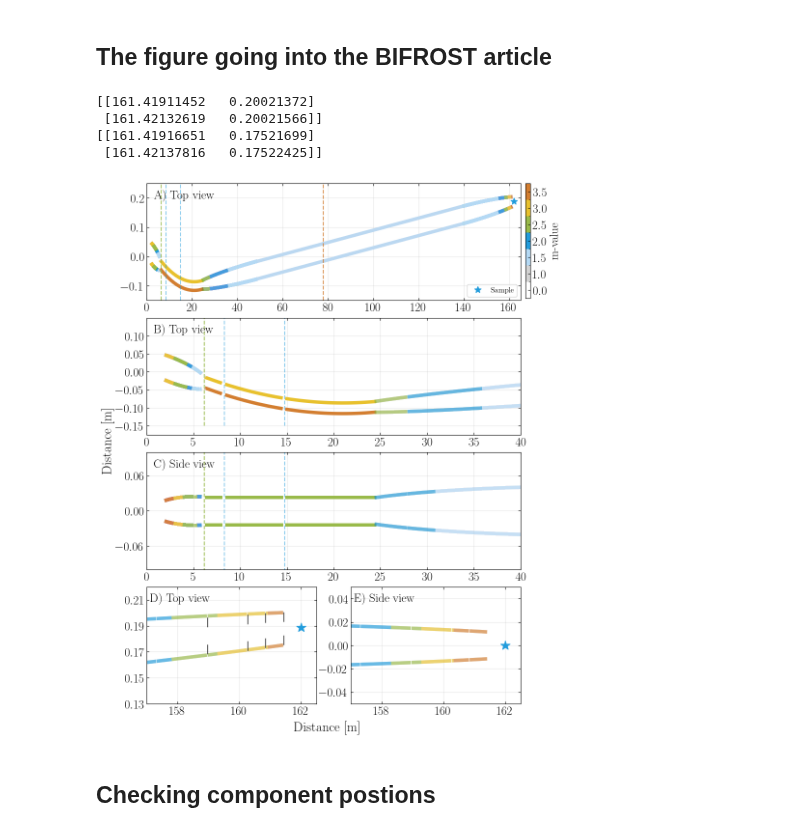
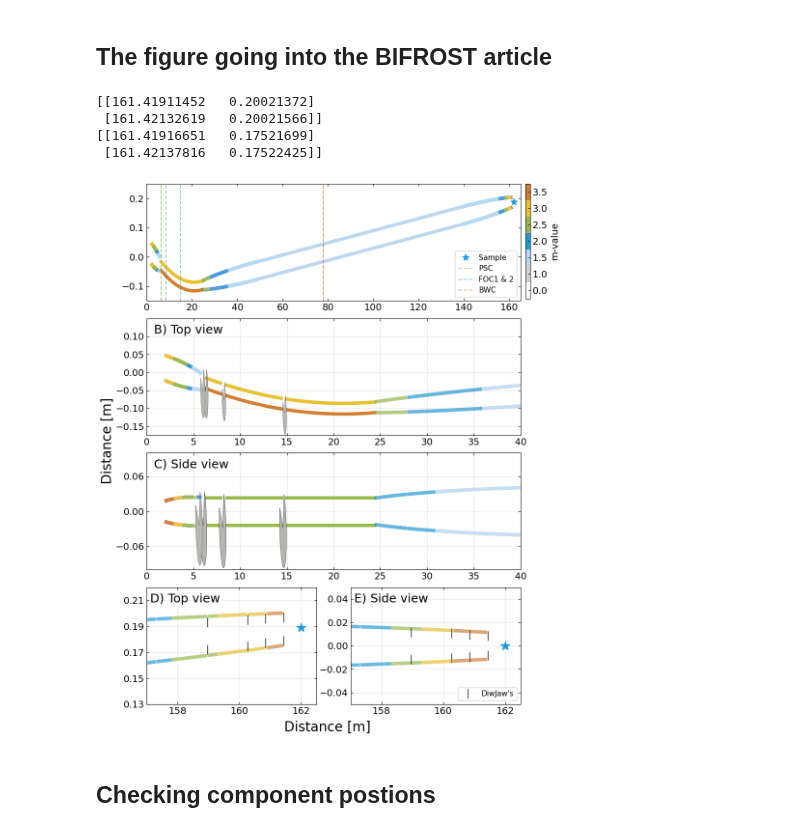
Before and after one commit to JEGKANIKMULTITASK/BIFROST, a Jupyter notebook: BIFROST_Design_Article/Guide_drawing/BIFROST_Guide_drawing.ipynb, the cells around one changed output. Saved outputs shown, nothing was run; the diff lists cells and outputs as text; code cells hidden in the pictures.

```diff
--- a/BIFROST_Design_Article/Guide_drawing/BIFROST_Guide_drawing.ipynb
+++ b/BIFROST_Design_Article/Guide_drawing/BIFROST_Guide_drawing.ipynb
@@ -22,10 +22,8 @@ import matplotlib as mpl
 #mpl.rcParams['lines.linewidth'] = 0.3
 mpl.rcParams['errorbar.capsize'] = 2
 mpl.rcParams['lines.markersize'] = 15
-mpl.rcParams['font.size']        = 18 # standard er 45
-mpl.rcParams['text.usetex'] = True
-mpl.rcParams['text.latex.preamble'] = r'\usepackage{amsmath}'  # Import necessary packages
-mpl.rcParams['font.family'] = 'lmodern'  # Choose the font (e.g., Latin Modern)
+mpl.rcParams['font.size']        = 14 # standard er 45
+mpl.rcParams['font.serif'] = 'Computer Modern Roman'
 mpl.rcParams['ytick.right'] = True
 mpl.rcParams['xtick.top'] = True
 mpl.rcParams['xtick.direction']='in'
@@ -914,7 +912,7 @@ ax1.plot(x_centres_2, y_centres_2 - width_2/2, linewidth=lw, color=m3p5);
 
 ax1.plot(x_centres_3, y_centres_3 + width_3/2, linewidth=lw,  color=m3);
 ax1.plot(x_centres_3, y_centres_3 - width_3/2, linewidth=lw, color=m3p5);
-ax1.grid(True, alpha=0.3)
+
 # 1st Ellipse
 #plt.plot((x_ellip1) ,locations[3,0]+y_ellip1,'b-', linewidth=lw, label = 'guide')
 #plt.plot((x_ellip1b),locations[3,0]+y_ellip1b,'b-',linewidth=lw)
@@ -967,8 +965,6 @@ ax1.plot(0.580+locations[63,2], locations[65,0], '*', markersize=10, label = 'Sa
 x_chopper_5 = np.ones(100)*locations[52,2]
 y_chopper_5 = np.linspace(-0.15,0.25, 100)
 
-
-
 #ax1.plot(x_chopper_5, y_chopper_5, '--', color='grey', alpha=0.5)
 
 # Other general plotting items
@@ -978,10 +974,9 @@ y_chopper_5 = np.linspace(-0.15,0.25, 100)
 #ax1.set_xticks(fontsize=20)
 #ax1.set_yticks(fontsize=20)
 #ax1.set_title('BIFROST Guide - Top view', fontsize=22)
-ax1.text(0.02, 0.9, 'A) Top view', horizontalalignment='left', verticalalignment='center', transform=ax1.transAxes, fontsize=18)
+#ax1.text(0.02, 0.9, 'A) Top view', horizontalalignment='left', verticalalignment='center', transform=ax1.transAxes, fontsize=18)
 ax1.set_xlim(0,165)
 ax1.set_ylim(-0.15,0.25)
-ax1.legend(loc='lower right', fontsize=11)
 #ax1.savefig('Full_guide_top.pdf')
 
 
@@ -1159,84 +1154,74 @@ ax1.plot(x_range*14.9714, y_range,'--', color=m2, alpha=0.5)
 ax1.plot(x_range*78.0035, y_range,'--', color=m3p5, alpha=0.5, label = 'BWC')
 ax1.plot(x_range*78.0035, y_range,'--', color=m3p5, alpha=0.5)
 
-ax2.plot(x_range*6.32937-0.2, y_range-1,'--', color=m2p5, alpha=0.5, label = 'PSC')
-ax2.plot(x_range*6.36937-0.2, y_range-1,'--', color=m2p5, alpha=0.5)
+im = plt.imread('choppers.png')
+im2 = plt.imread('chopper.png')
 
-ax2.plot(x_range*8.53067-0.2, y_range-1,'--', color=m2, alpha=0.5, label = 'FOC1 & 2')
-ax2.plot(x_range*14.9714-0.2, y_range-1,'--', color=m2, alpha=0.5)
+newax = fig.add_axes([0.1515, 0.41, 0.2, 0.2], anchor='NE', zorder=1)
+newax.imshow(im)
+newax.axis('off')
 
-ax4.plot(x_range*6.32937-0.2, y_range,'--', color=m2p5, alpha=0.5, label = 'PSC')
-ax4.plot(x_range*6.36937-0.2, y_range,'--', color=m2p5, alpha=0.5)
+newax = fig.add_axes([0.209, 0.43, 0.16, 0.16], anchor='NE', zorder=1)
+newax.imshow(im2)
+newax.axis('off')
 
-ax4.plot(x_range*8.53067-0.2, y_range,'--', color=m2, alpha=0.5, label = 'FOC1 & 2')
-ax4.plot(x_range*14.9714-0.2, y_range,'--', color=m2, alpha=0.5)
+newax = fig.add_axes([0.335, 0.41, 0.16, 0.16], anchor='NE', zorder=1)
+newax.imshow(im2)
+newax.axis('off')
 
-#im = plt.imread('choppers.png')
-#im2 = plt.imread('chopper.png')
+newax = fig.add_axes([0.10, 0.13, 0.3, 0.3], anchor='NE', zorder=1)
+newax.imshow(im)
+newax.axis('off')
 
-# newax = fig.add_axes([0.1515, 0.41, 0.2, 0.2], anchor='NE', zorder=1)
-# newax.imshow(im)
-# newax.axis('off')
-#
-# newax = fig.add_axes([0.209, 0.43, 0.16, 0.16], anchor='NE', zorder=1)
-# newax.imshow(im2)
-# newax.axis('off')
-#
-# newax = fig.add_axes([0.335, 0.41, 0.16, 0.16], anchor='NE', zorder=1)
-# newax.imshow(im2)
-# newax.axis('off')
-#
-# newax = fig.add_axes([0.10, 0.13, 0.3, 0.3], anchor='NE', zorder=1)
-# newax.imshow(im)
-# newax.axis('off')
-#
-# newax = fig.add_axes([0.14, 0.127, 0.3, 0.3], anchor='NE', zorder=1)
-# newax.imshow(im2)
-# newax.axis('off')
-#
-# newax = fig.add_axes([0.265, 0.127, 0.3, 0.3], anchor='NE', zorder=1)
-# newax.imshow(im2)
-# newax.axis('off')
+newax = fig.add_axes([0.14, 0.127, 0.3, 0.3], anchor='NE', zorder=1)
+newax.imshow(im2)
+newax.axis('off')
 
+newax = fig.add_axes([0.265, 0.127, 0.3, 0.3], anchor='NE', zorder=1)
+newax.imshow(im2)
+newax.axis('off')
+
+ax1.legend(loc='lower right', fontsize=11)
 
 ####### DiwJaw ##########
 
 ax3.plot(158.96, 0.193,'k|')
 ax3.plot(158.96, 0.172,'k|')
 
 ax3.plot(160.26, 0.195,'k|')
 ax3.plot(160.26, 0.1745,'k|')
 
 ax3.plot(160.84, 0.196,'k|')
 ax3.plot(160.84, 0.177,'k|')
 
 ax3.plot(161.431, 0.197,'k|')
 ax3.plot(161.431, 0.179,'k|')
 
 
-# ax5.plot(158.96, 0.0115,'k|', label='DiwJaw\'s')
-# ax5.plot(158.96, -0.0115,'k|')
-#
-# ax5.plot(160.26, 0.0105,'k|')
-# ax5.plot(160.26, -0.0105,'k|')
-#
-# ax5.plot(160.84, 0.0095,'k|')
-# ax5.plot(160.84, -0.0095,'k|')
-#
-# ax5.plot(161.431, 0.0085,'k|')
-# ax5.plot(161.431, -0.0085,'k|')
-# ax5.legend(loc='lower right', fontsize=11)
 
-plt.savefig('BIFROST_guidefig.png', format='png', bbox_inches='tight')
+ax5.plot(158.96, 0.0115,'k|', label='DiwJaw\'s')
+ax5.plot(158.96, -0.0115,'k|')
+
+ax5.plot(160.26, 0.0105,'k|')
+ax5.plot(160.26, -0.0105,'k|')
+
+ax5.plot(160.84, 0.0095,'k|')
+ax5.plot(160.84, -0.0095,'k|')
+
+ax5.plot(161.431, 0.0085,'k|')
+ax5.plot(161.431, -0.0085,'k|')
+ax5.legend(loc='lower right', fontsize=11)
+
+plt.savefig('BIFROST_guidefig.png')
 
 print(segments_3_1t[-1])
 print(segments_3_1b[-1])
 # %% [output]
 [[161.41911452   0.20021372]
  [161.42132619   0.20021566]]
 [[161.41916651   0.17521699]
  [161.42137816   0.17522425]]
-[figure, old version]
+[figure, new version]
 # %% [markdown]
 ## Checking component postions
 # %%
```
Also changed, not shown: parts of 5 cells of this notebook, 4 other files.
